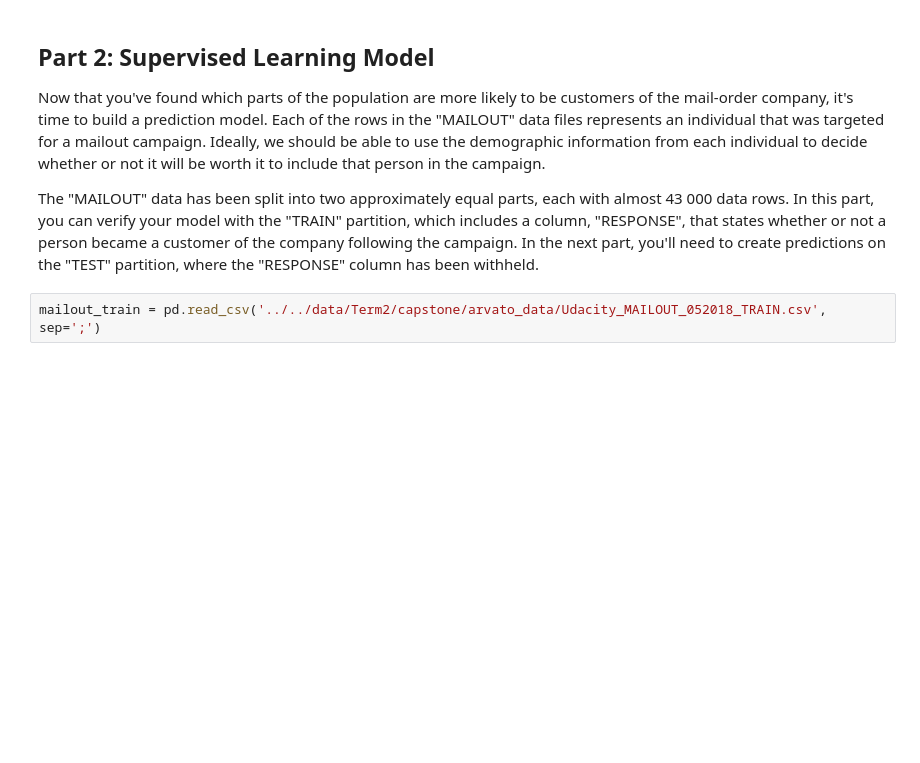
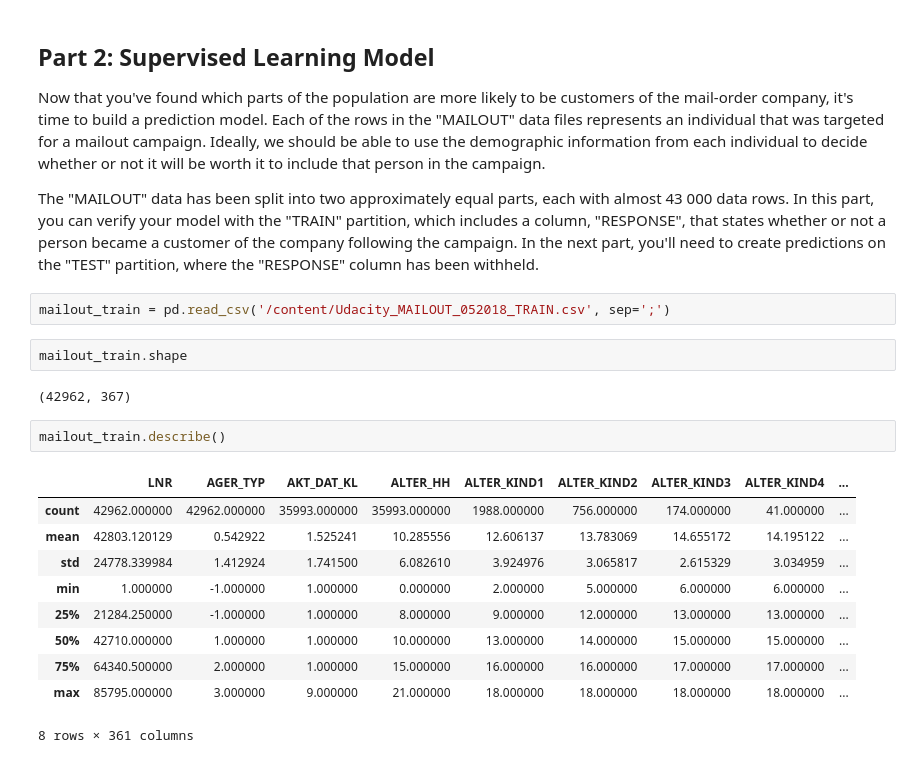
Before and after one commit to Joykareko/AWS-Udacity-Capstone-Project, a Jupyter notebook: Arvato_Project_Workbook.ipynb, the cells around one changed output. Saved outputs shown, nothing was run; the diff lists cells and outputs as text; blank space fills up the shorter version.

```diff
--- a/Arvato_Project_Workbook.ipynb
+++ b/Arvato_Project_Workbook.ipynb
@@ -688,4 +688,21 @@ Now that you've found which parts of the population are more likely to be custom
 
 The "MAILOUT" data has been split into two approximately equal parts, each with almost 43 000 data rows. In this part, you can verify your model with the "TRAIN" partition, which includes a column, "RESPONSE", that states whether or not a person became a customer of the company following the campaign. In the next part, you'll need to create predictions on the "TEST" partition, where the "RESPONSE" column has been withheld.
 # %%
-mailout_train = pd.read_csv('../../data/Term2/capstone/arvato_data/Udacity_MAILOUT_052018_TRAIN.csv', sep=';')
+mailout_train = pd.read_csv('/content/Udacity_MAILOUT_052018_TRAIN.csv', sep=';')
+# %%
+mailout_train.shape
+# %% [output]
+(42962, 367)
+# %%
+mailout_train.describe()
+# %% [output]
+|  | LNR | AGER_TYP | AKT_DAT_KL | ALTER_HH | ALTER_KIND1 | ALTER_KIND2 | ALTER_KIND3 | ALTER_KIND4 | ... |
+| count | 42962.000000 | 42962.000000 | 35993.000000 | 35993.000000 | 1988.000000 | 756.000000 | 174.000000 | 41.000000 | ... |
+| mean | 42803.120129 | 0.542922 | 1.525241 | 10.285556 | 12.606137 | 13.783069 | 14.655172 | 14.195122 | ... |
+| std | 24778.339984 | 1.412924 | 1.741500 | 6.082610 | 3.924976 | 3.065817 | 2.615329 | 3.034959 | ... |
+| min | 1.000000 | -1.000000 | 1.000000 | 0.000000 | 2.000000 | 5.000000 | 6.000000 | 6.000000 | ... |
+| 25% | 21284.250000 | -1.000000 | 1.000000 | 8.000000 | 9.000000 | 12.000000 | 13.000000 | 13.000000 | ... |
+| 50% | 42710.000000 | 1.000000 | 1.000000 | 10.000000 | 13.000000 | 14.000000 | 15.000000 | 15.000000 | ... |
+| 75% | 64340.500000 | 2.000000 | 1.000000 | 15.000000 | 16.000000 | 16.000000 | 17.000000 | 17.000000 | ... |
+| max | 85795.000000 | 3.000000 | 9.000000 | 21.000000 | 18.000000 | 18.000000 | 18.000000 | 18.000000 | ... |
+8 rows × 361 columns
```
Also changed, not shown: parts of 24 cells of this notebook.
